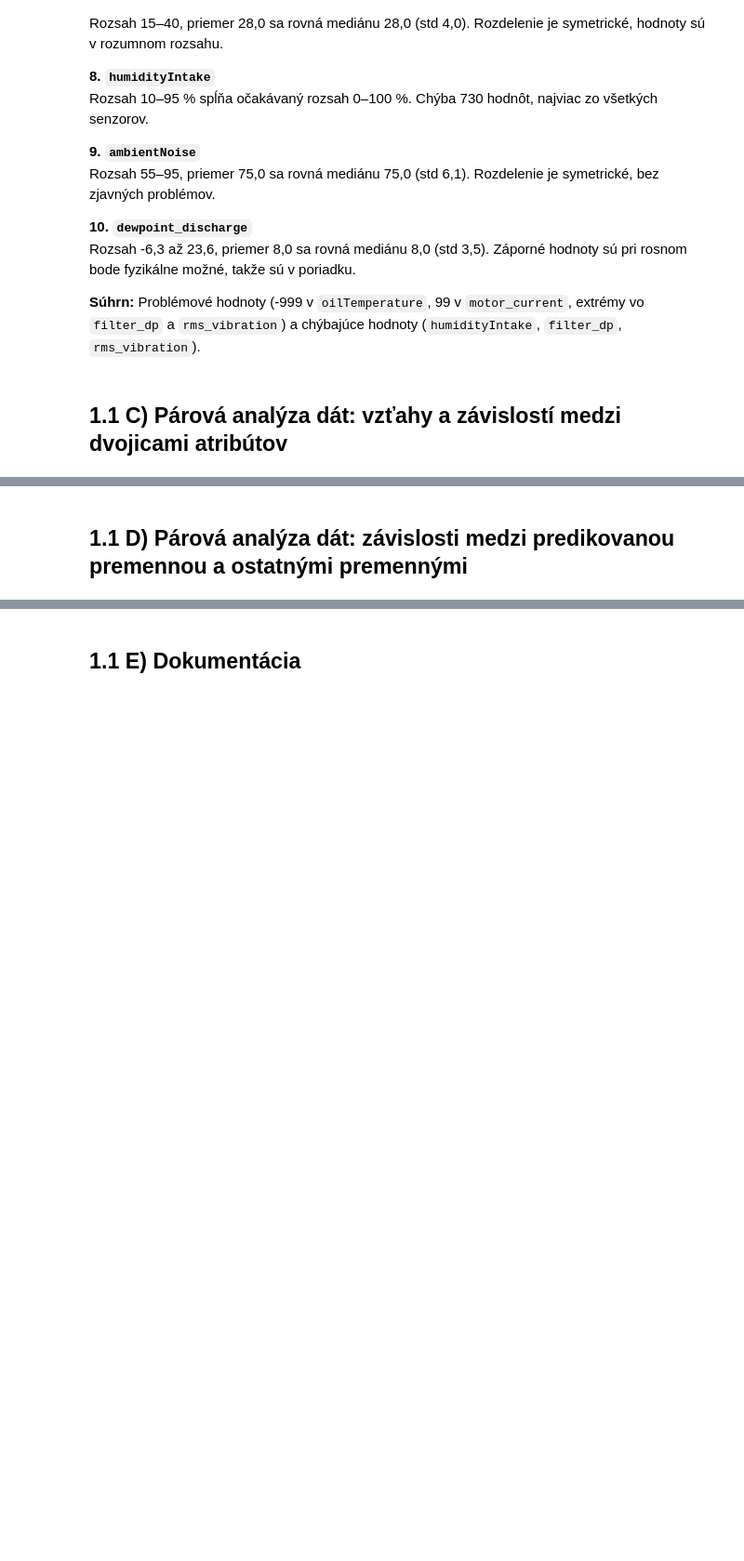
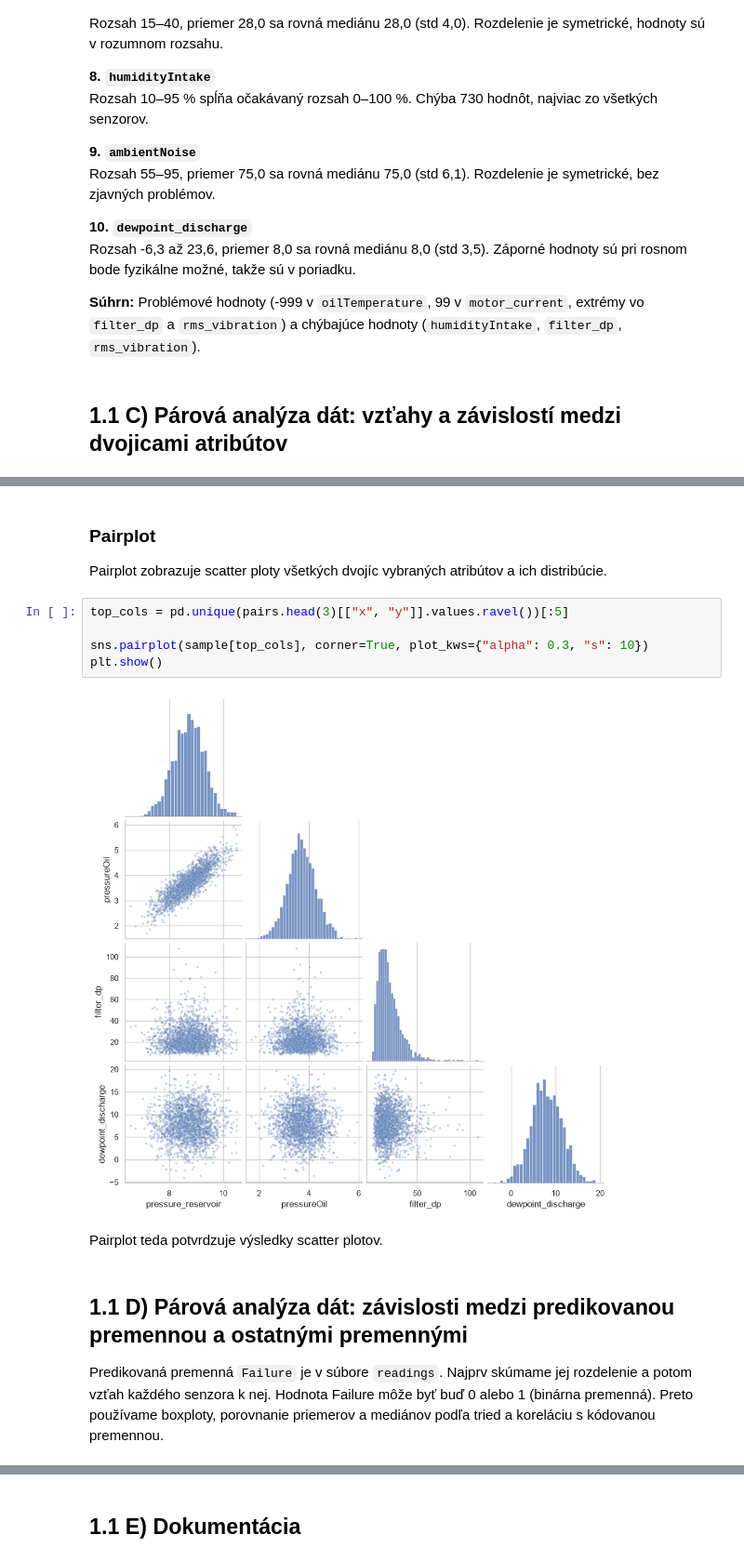
Before and after one commit to kavonada/IAU_zadanie, a Jupyter notebook: projekt.ipynb, the cells around one changed output, grey strips where cells are left out. Shown at 93% size. Cells and saved outputs as stored; diff of their text form; blank space fills up the shorter version.

```diff
--- a/projekt.ipynb
+++ b/projekt.ipynb
@@ -274,3 +355,17 @@ Ellipsis
+# %% [markdown]
+### Pairplot
+Pairplot zobrazuje scatter ploty všetkých dvojíc vybraných atribútov a ich distribúcie.
+# %%
+top_cols = pd.unique(pairs.head(3)[["x", "y"]].values.ravel())[:5]
+
+sns.pairplot(sample[top_cols], corner=True, plot_kws={"alpha": 0.3, "s": 10})
+plt.show()
+# %% [output]
+[figure, added]
+# %% [markdown]
+Pairplot teda potvrdzuje výsledky scatter plotov.
 # %% [markdown]
 ## 1.1 D) Párová analýza dát: závislosti medzi predikovanou premennou a ostatnými premennými
+
+Predikovaná premenná `Failure` je v súbore `readings`. Najprv skúmame jej rozdelenie a potom vzťah každého senzora k nej. Hodnota Failure môže byť buď 0 alebo 1 (binárna premenná). Preto používame boxploty, porovnanie priemerov a mediánov podľa tried a koreláciu s kódovanou premennou.
 # %%
```
Also changed, not shown: parts of 26 cells of this notebook.
